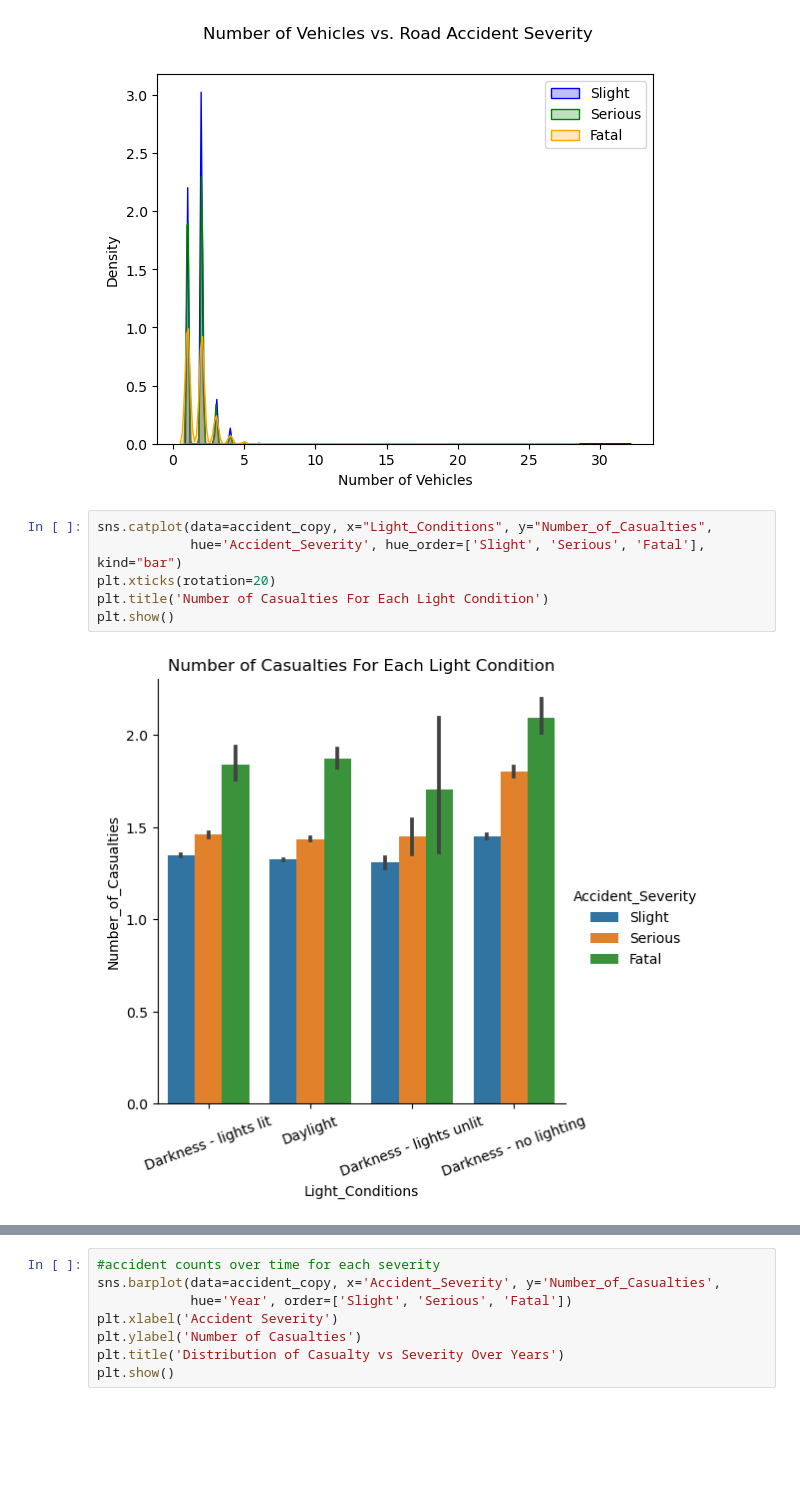
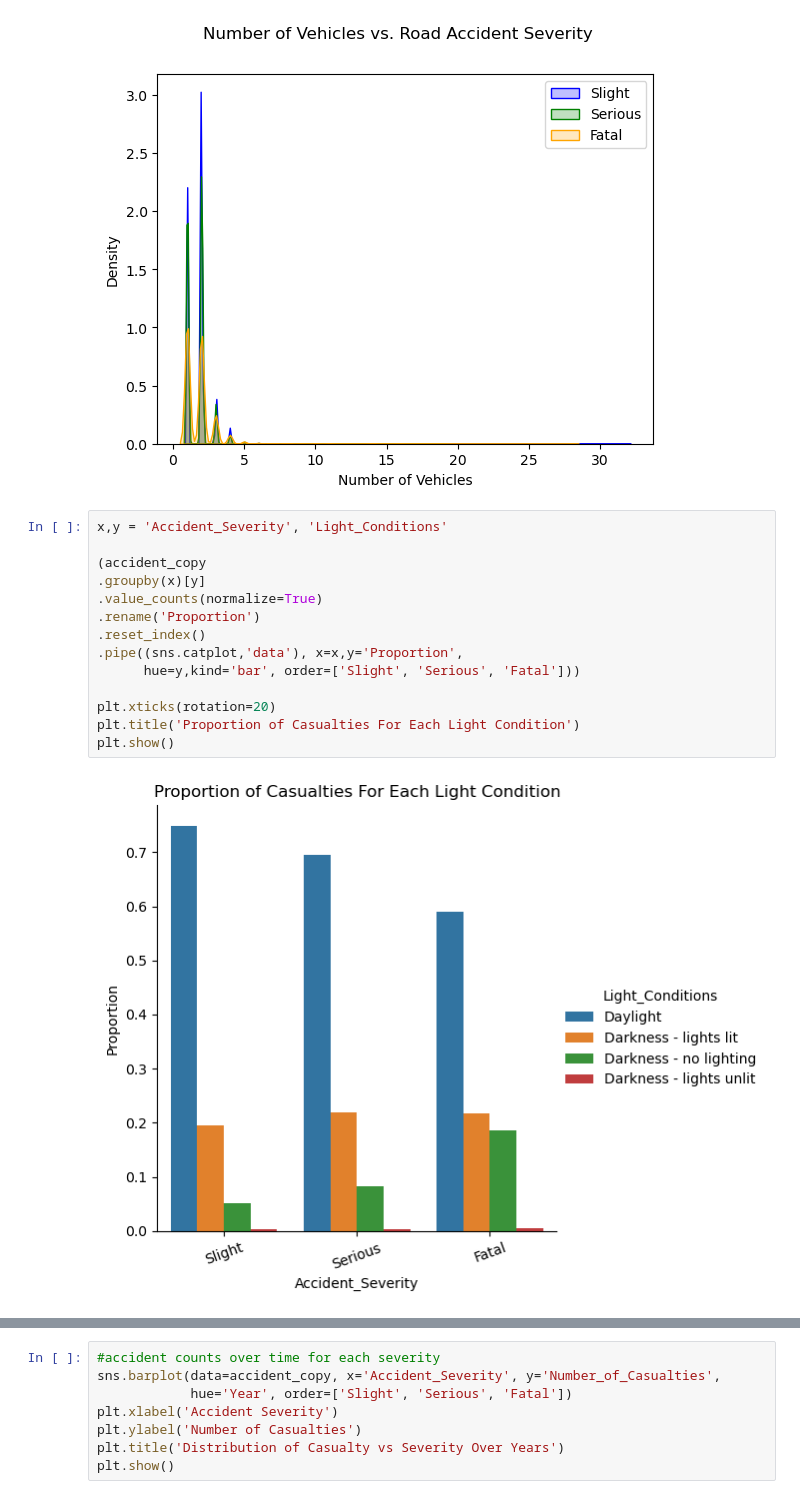
Before and after one commit to lukelin15/DSC148-Proj, a Jupyter notebook: Data_Cleaning_and_EDA.ipynb, the cells around one changed output, grey strips where cells are left out. Saved outputs shown, nothing was run; the diff lists cells and outputs as text; blank space fills up the shorter version.

Commit message:
adjusted visualizations

```diff
--- a/Data_Cleaning_and_EDA.ipynb
+++ b/Data_Cleaning_and_EDA.ipynb
@@ -228,11 +228,19 @@ plt.show()
 # %% [output]
 [figure]
 # %%
-sns.catplot(data=accident_copy, x="Light_Conditions", y="Number_of_Casualties",
-            hue='Accident_Severity', hue_order=['Slight', 'Serious', 'Fatal'], kind="bar")
+x,y = 'Accident_Severity', 'Light_Conditions'
+
+(accident_copy
+.groupby(x)[y]
+.value_counts(normalize=True)
+.rename('Proportion')
+.reset_index()
+.pipe((sns.catplot,'data'), x=x,y='Proportion',
+      hue=y,kind='bar', order=['Slight', 'Serious', 'Fatal']))
+
 plt.xticks(rotation=20)
-plt.title('Number of Casualties For Each Light Condition')
+plt.title('Proportion of Casualties For Each Light Condition')
 plt.show()
 # %% [output]
-[figure, old version]
+[figure, new version]
 # %%
```
Also changed, not shown: parts of 17 cells of this notebook.
